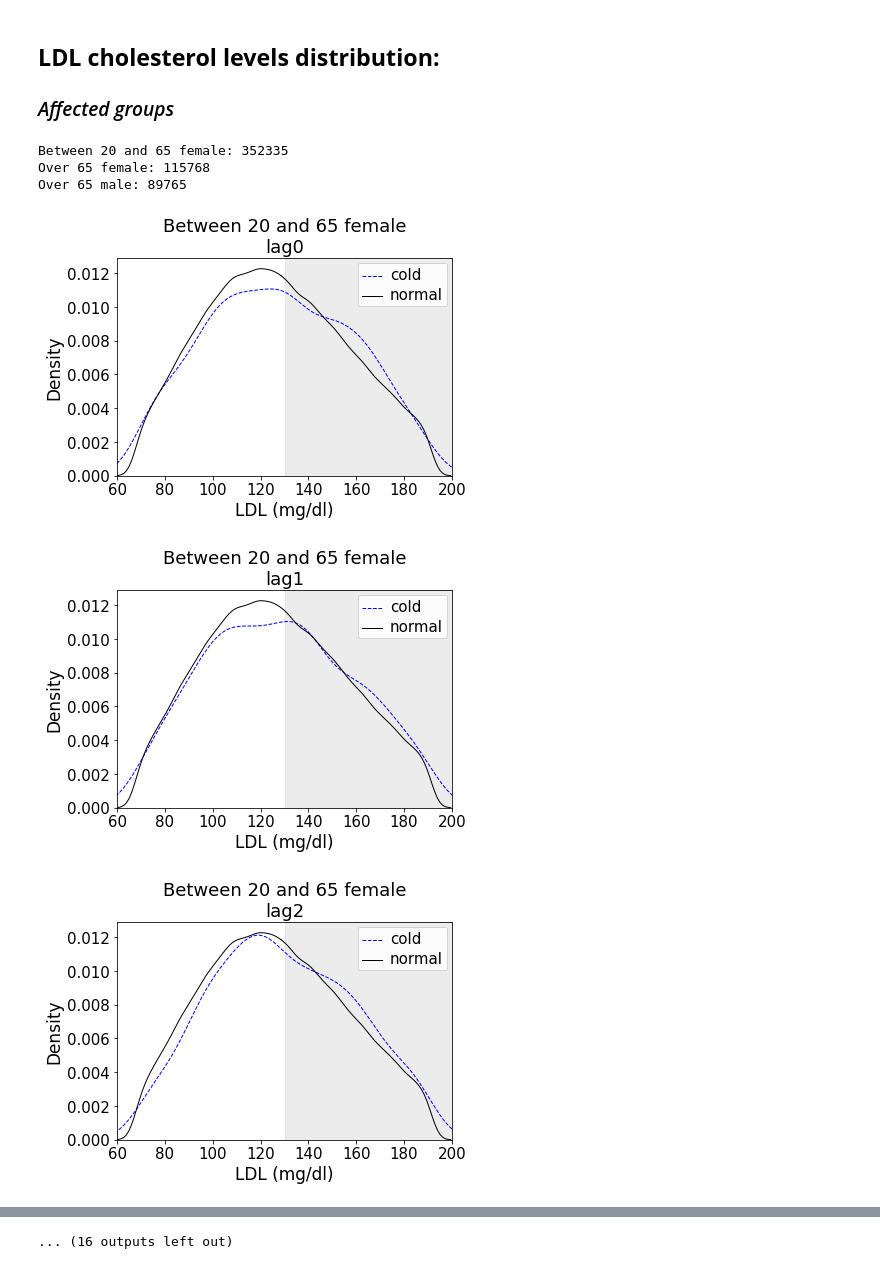
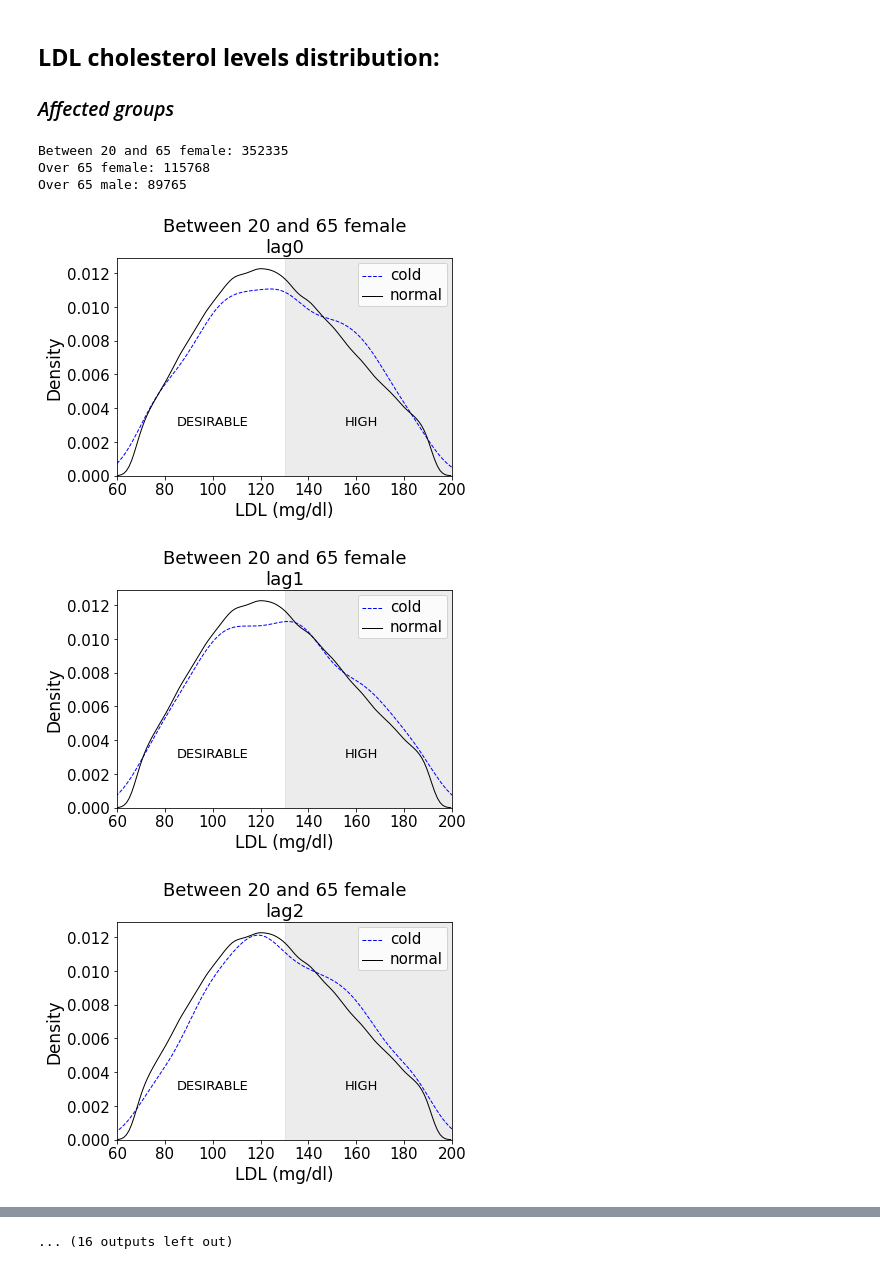
Before and after one commit to climate-and-health-datasci-Unicamp/ldl-cholesterol-climate-analysis, a Jupyter notebook: notebooks/03_LDL_above_average.ipynb, the cells around one changed output, grey strips where cells are left out. Drawn from its saved outputs; the diff is of its cells as text; code cells hidden in the pictures.

Commit message:
text desirable/high added

```diff
--- a/notebooks/03_LDL_above_average.ipynb
+++ b/notebooks/03_LDL_above_average.ipynb
@@ -525,33 +525,35 @@ for j in range(len(dataframes)):
     value2 = 200 #x lim
 
     ecart = value2 - value
     idx1 = (np.abs(x1-value)).argmin()
     idx_1 = (np.abs(x1-(value+ecart))).argmin()
 
     idx2 = (np.abs(x2-value)).argmin()
     idx_2 = (np.abs(x2-(value+ecart))).argmin()
 
 
     cdf1 = scipy.integrate.cumtrapz(y1, x1, dx=1, initial=0)
     pr1 = cdf1[idx_1] - cdf1[idx1]
 
     cdf2 = scipy.integrate.cumtrapz(y2, x2, dx=1, initial=0)
     pr2 = cdf2[idx_2] - cdf2[idx2]
 
     plt.xlim(60,200)
 
     plt.xlabel('LDL (mg/dl)',fontsize=17)
     plt.ylabel('Density',fontsize = 17)
     plt.title(f'{df_names[j]}\nlag{i}',fontsize=18)
+    plt.text(value-45,0.003,'DESIRABLE',fontsize = 13) # text
+    plt.text(value+25,0.003,'HIGH',fontsize = 13)
     ax1.tick_params(labelsize=15)
     plt.setp(ax1.get_legend().get_texts(), fontsize='15')
     plt.axvspan(xmin=(value+0.1), xmax=200,alpha = 0.15,color ='gray')
 
     plt.show()
 # %% [output]
 Between 20 and 65 female: 352335
 Over 65 female: 115768
 Over 65 male: 89765
-[figure, old version]
+[figure, new version]
-[figure, old version]
+[figure, new version]
-[figure, old version]
+[figure, new version]
```
Also changed, not shown: parts of 1 cell of this notebook.
